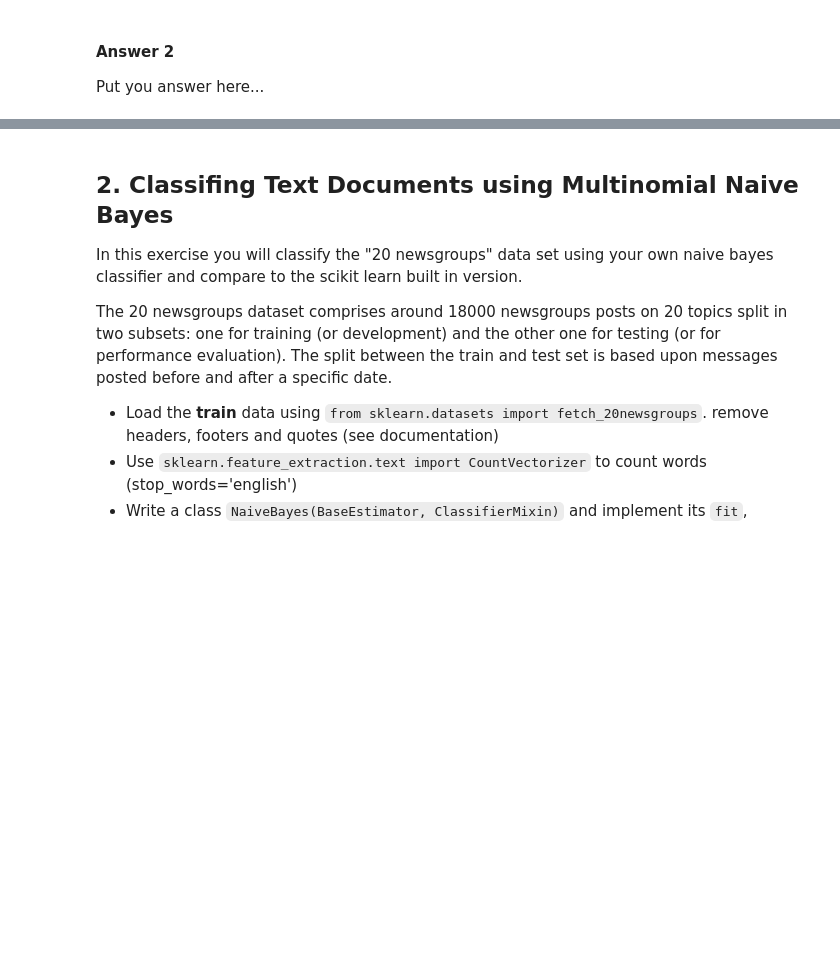
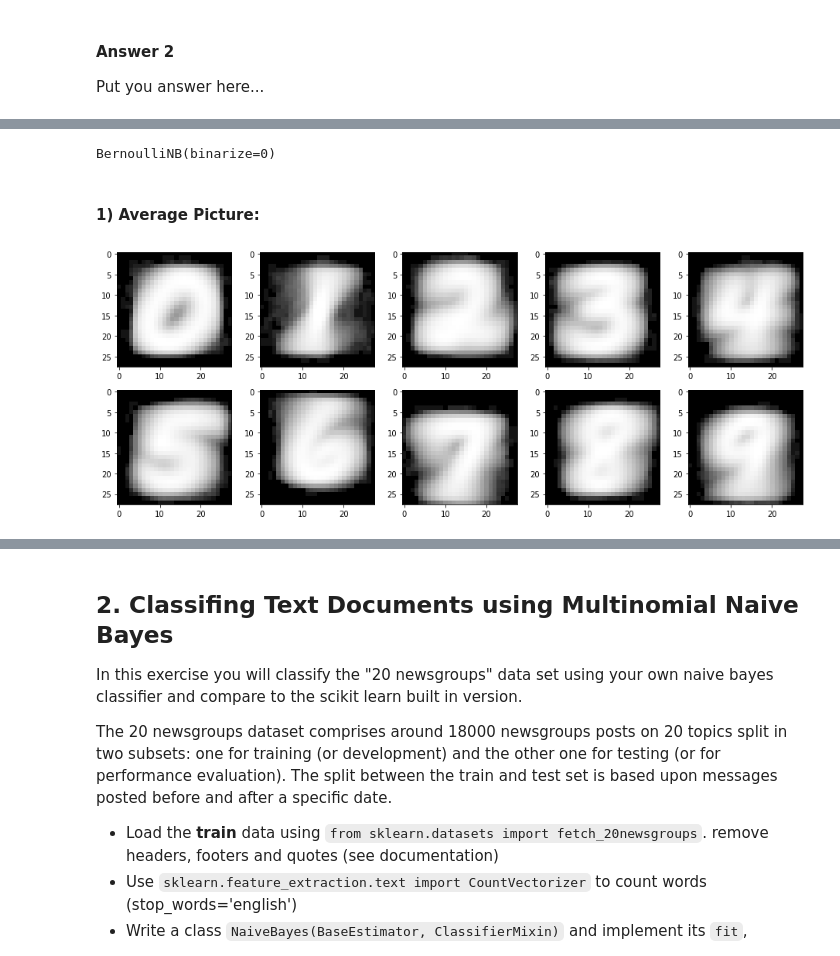
Before and after one commit to Shuaf98/y-data, a Jupyter notebook: ydata_supervised_learning/lecture2_NaiveBayes/NB_exercise_Shua.ipynb, the cells around one changed output, grey strips where cells are left out. Saved outputs shown, nothing was run; the diff lists cells and outputs as text; code cells hidden in the pictures; blank space fills up the shorter version.

Commit message:
'Finished Naive Bayes Class, uploaded Lecture3'

```diff
--- a/ydata_supervised_learning/lecture2_NaiveBayes/NB_exercise_Shua.ipynb
+++ b/ydata_supervised_learning/lecture2_NaiveBayes/NB_exercise_Shua.ipynb
@@ -34,2 +61,5 @@ x_test = x_test.reshape(x_test.shape[0], 784)
+# %%
+x_train = x_train.reshape(x_train.shape[0], 784) #flattent the arrays for analysis
+x_test = x_test.reshape(x_test.shape[0], 784)
 # %% [markdown]
 ### Bernoulli Naive Bayes
@@ -84,0 +188,17 @@ Put you answer here...
+# %%
+from sklearn.naive_bayes import BernoulliNB
+clf = BernoulliNB(binarize= 0)
+clf.fit(x_train, y_train)
+#Fit here doesn't do any prediction, rather it just creates a "bag" of counts and probabilities for each feature and each label.
+#predict is what actually uses the Naive Bayes model, to calculate the likelihoods for each feature in the given vector(s).
+# %% [output]
+BernoulliNB(binarize=0)
+# %% [markdown]
+#### 1) Average Picture:
+# %%
+fig = plt.figure(figsize=(16,6))
+for i in range(10):
+    plt.subplot(2,5,i+1)
+    plt.imshow(clf.feature_log_prob_[i].reshape(28,28), cmap= 'gray')
+# %% [output]
+[figure, added]
```
Also changed, not shown: parts of 37 cells of this notebook, 9 other files.
